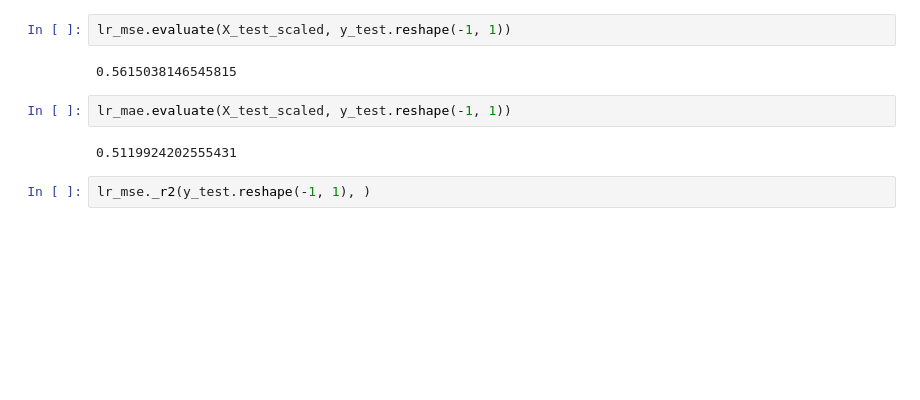
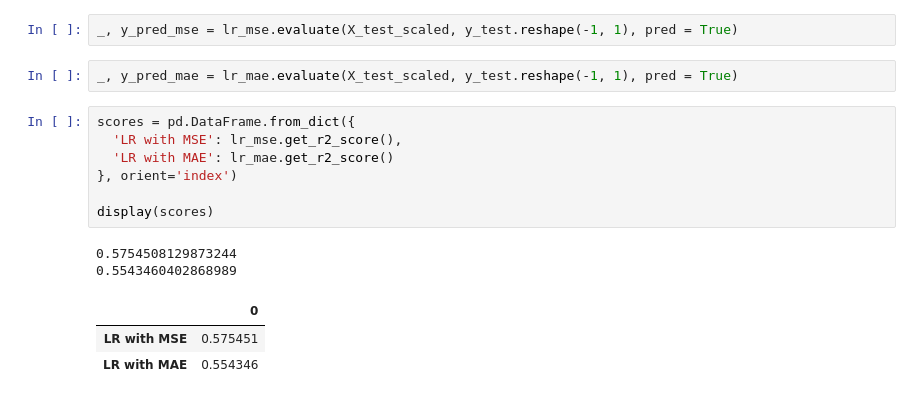
Before and after one commit to vishprivenkat/backpropagating-bananas, a Jupyter notebook: Linear Regression/Testing Linear Regression.ipynb, the cells around one changed output. Drawn from its saved outputs; the diff is of its cells as text; blank space fills up the shorter version.

```diff
--- a/Linear Regression/Testing Linear Regression.ipynb
+++ b/Linear Regression/Testing Linear Regression.ipynb
@@ -89,10 +83,17 @@ plt.show()
 # %%
-lr_mse.evaluate(X_test_scaled, y_test.reshape(-1, 1))
+_, y_pred_mse = lr_mse.evaluate(X_test_scaled, y_test.reshape(-1, 1), pred = True)
-# %% [output]
-0.5615038146545815
 # %%
-lr_mae.evaluate(X_test_scaled, y_test.reshape(-1, 1))
+_, y_pred_mae = lr_mae.evaluate(X_test_scaled, y_test.reshape(-1, 1), pred = True)
-# %% [output]
-0.5119924202555431
-# %%
-lr_mse._r2(y_test.reshape(-1, 1), )
+# %%
+scores = pd.DataFrame.from_dict({
+  'LR with MSE': lr_mse.get_r2_score(),
+  'LR with MAE': lr_mae.get_r2_score()
+}, orient='index')
+
+display(scores)
+# %% [output]
+0.5754508129873244
+0.5543460402868989
+|  | 0 |
+| LR with MSE | 0.575451 |
+| LR with MAE | 0.554346 |
```
Also changed, not shown: parts of 12 cells of this notebook, 1 other file.
